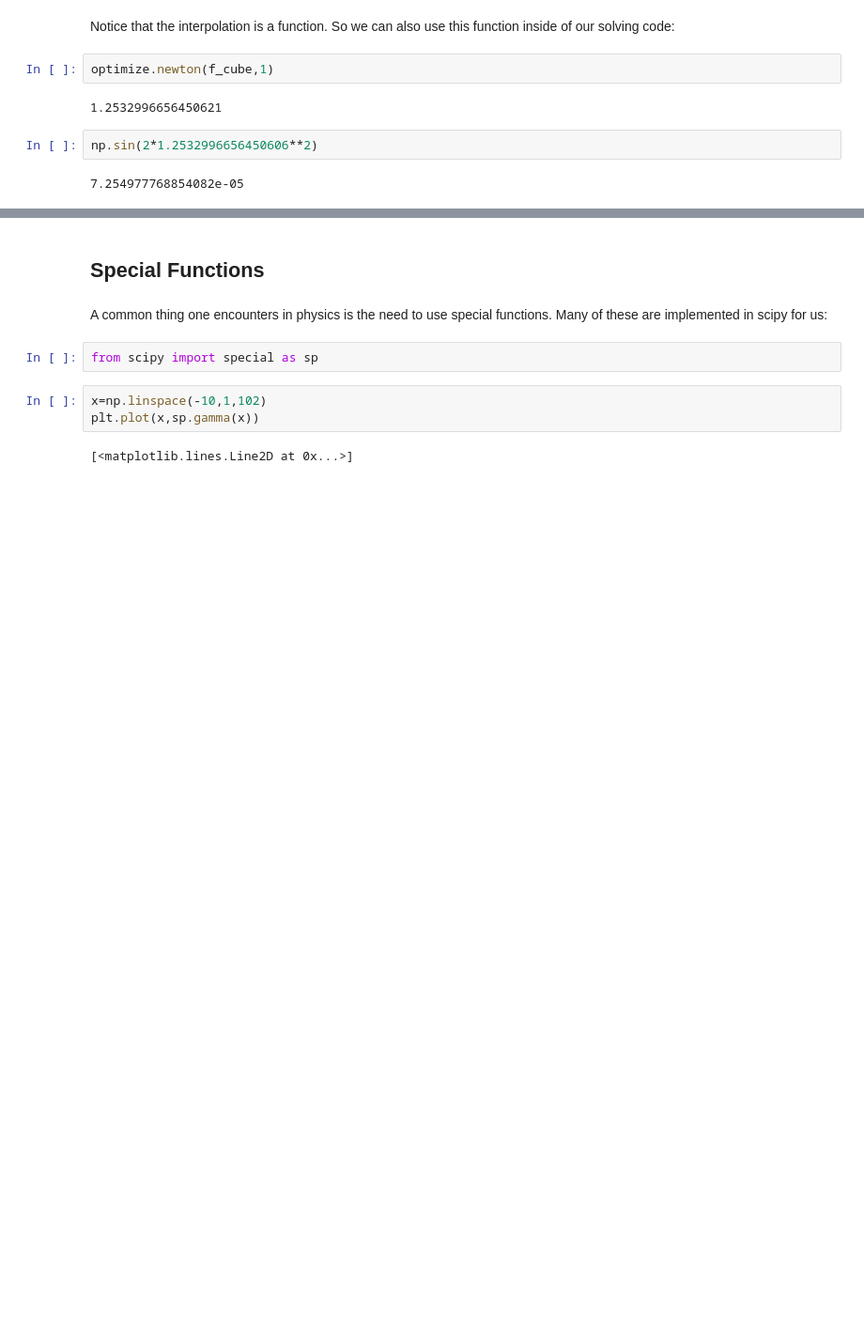
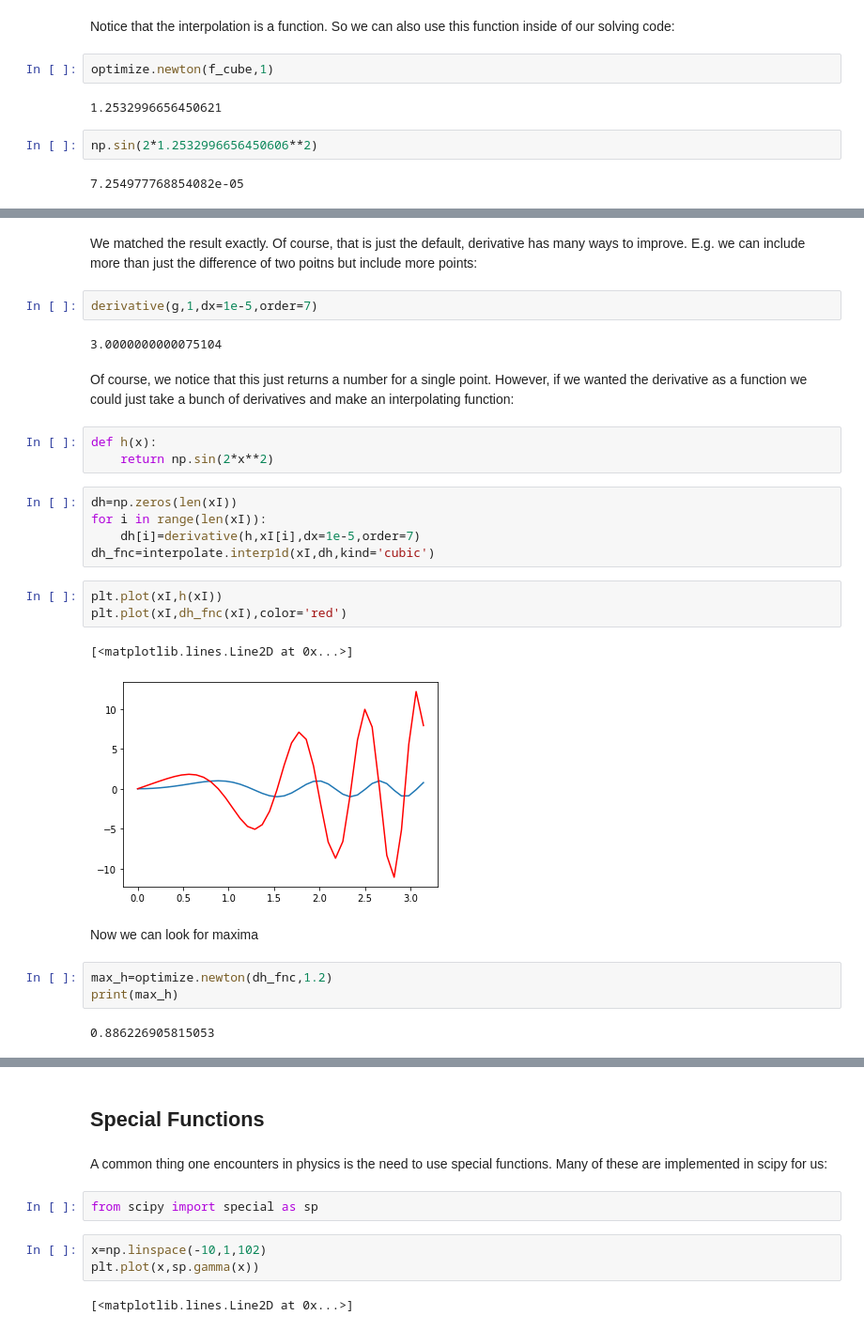
Before and after one commit to drgreen/COGS18_22, a Jupyter notebook: Topic4a Scipy.ipynb, the cells around one changed output, grey strips where cells are left out. Shown: that part at 94% size. Saved outputs shown, nothing was run; the diff lists cells and outputs as text; blank space fills up the shorter version.

```diff
--- a/Topic4a Scipy.ipynb
+++ b/Topic4a Scipy.ipynb
@@ -357,0 +380,29 @@ np.sin(2*1.2532996656450606**2)
+# %% [markdown]
+We matched the result exactly.  Of course, that is just the default, derivative has many ways to improve. E.g. we can include more than just the difference of two poitns but include more points:
+# %%
+derivative(g,1,dx=1e-5,order=7)
+# %% [output]
+3.0000000000075104
+# %% [markdown]
+Of course, we notice that this just returns a number for a single point.  However, if we wanted the derivative as a function we could just take a bunch of derivatives and make an interpolating function:
+# %%
+def h(x):
+    return np.sin(2*x**2)
+# %%
+dh=np.zeros(len(xI))
+for i in range(len(xI)):
+    dh[i]=derivative(h,xI[i],dx=1e-5,order=7)
+dh_fnc=interpolate.interp1d(xI,dh,kind='cubic')
+# %%
+plt.plot(xI,h(xI))
+plt.plot(xI,dh_fnc(xI),color='red')
+# %% [output]
+[<matplotlib.lines.Line2D at 0x...>]
+[figure, added]
+# %% [markdown]
+Now we can look for maxima
+# %%
+max_h=optimize.newton(dh_fnc,1.2)
+print(max_h)
+# %% [output]
+0.886226905815053
```
Also changed, not shown: parts of 12 cells of this notebook, 1 other file.
